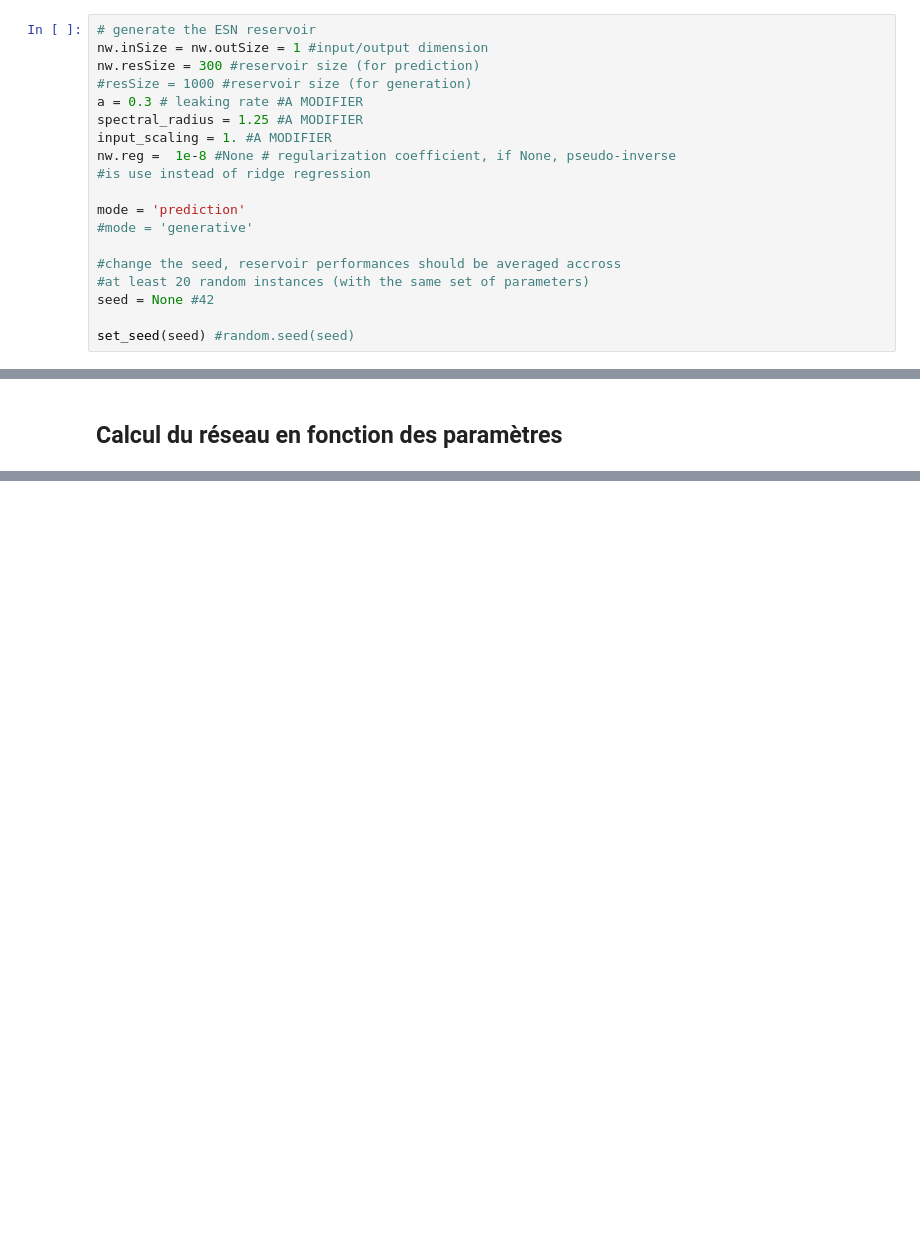
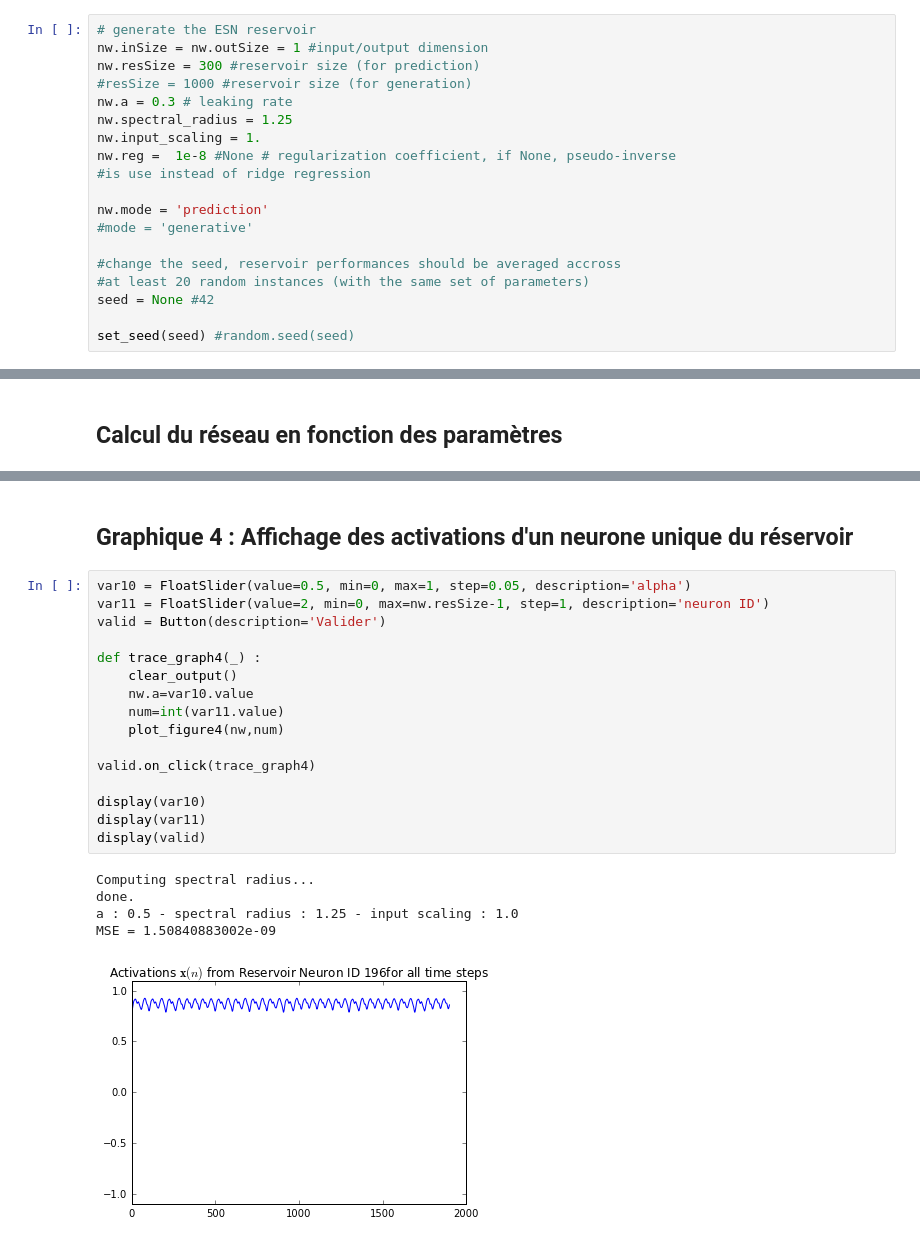
Before and after one commit to RomainPastureau/Reservoir-Jupyter, a Jupyter notebook: Minimal ESN.ipynb, the cells around one changed output, grey strips where cells are left out. Cells and saved outputs as stored; diff of their text form; blank space fills up the shorter version.

```diff
--- a/Minimal ESN.ipynb
+++ b/Minimal ESN.ipynb
@@ -76,13 +94,13 @@ interact(plot_figure, f=(1000,10000,1000))
 nw.inSize = nw.outSize = 1 #input/output dimension
 nw.resSize = 300 #reservoir size (for prediction)
 #resSize = 1000 #reservoir size (for generation)
-a = 0.3 # leaking rate #A MODIFIER
-spectral_radius = 1.25 #A MODIFIER
-input_scaling = 1. #A MODIFIER
+nw.a = 0.3 # leaking rate
+nw.spectral_radius = 1.25
+nw.input_scaling = 1.
 nw.reg =  1e-8 #None # regularization coefficient, if None, pseudo-inverse
 #is use instead of ridge regression
 
-mode = 'prediction'
+nw.mode = 'prediction'
 #mode = 'generative'
 
 #change the seed, reservoir performances should be averaged accross
@@ -261,0 +299,24 @@ MSE = 1.06848467539e-08
+# %% [markdown]
+## Graphique 4 : Affichage des activations d'un neurone unique du réservoir
+# %%
+var10 = FloatSlider(value=0.5, min=0, max=1, step=0.05, description='alpha')
+var11 = FloatSlider(value=2, min=0, max=nw.resSize-1, step=1, description='neuron ID')
+valid = Button(description='Valider')
+
+def trace_graph4(_) :
+    clear_output()
+    nw.a=var10.value
+    num=int(var11.value)
+    plot_figure4(nw,num)
+
+valid.on_click(trace_graph4)
+
+display(var10)
+display(var11)
+display(valid)
+# %% [output]
+Computing spectral radius...
+done.
+a : 0.5 - spectral radius : 1.25 - input scaling : 1.0
+MSE = 1.50840883002e-09
+[figure, added]
```
Also changed, not shown: parts of 31 cells of this notebook, 1 other file.
